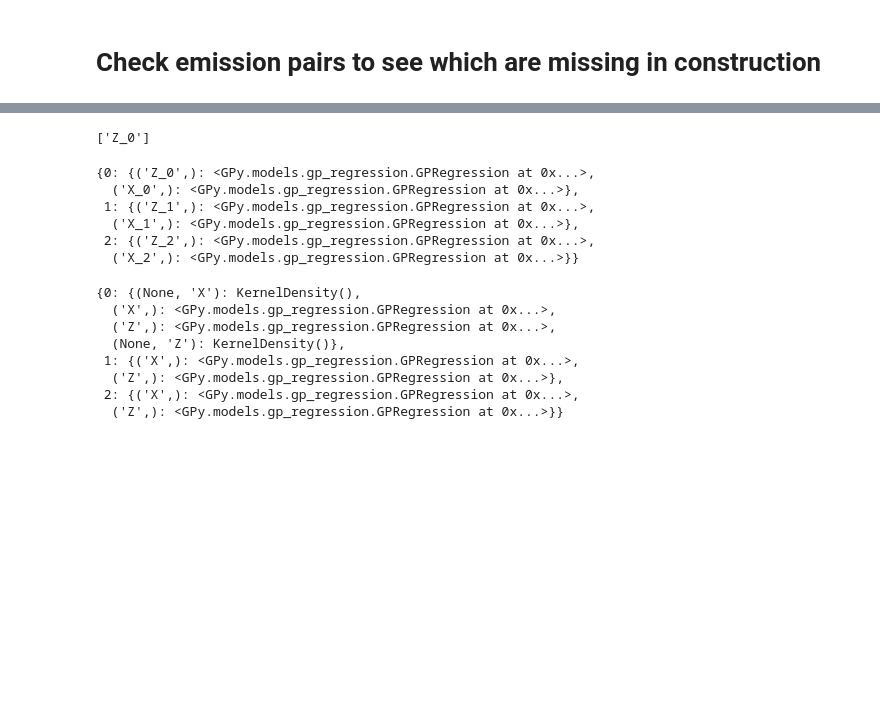
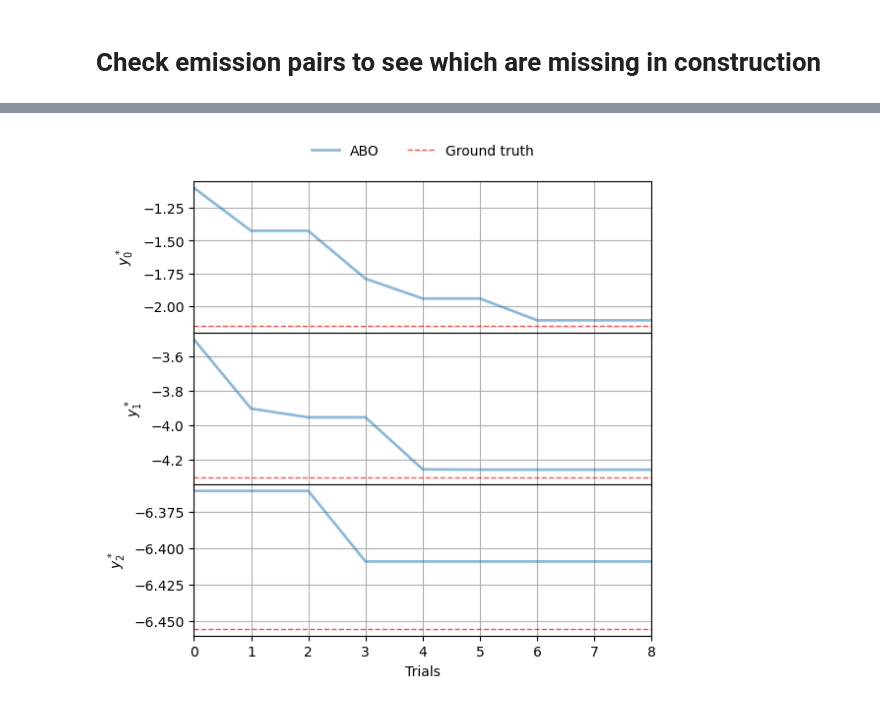
Before and after one commit to neildhir/DCBO, a Jupyter notebook: notebooks/A_mat.ipynb, the cells around one changed output, grey strips where cells are left out. Drawn from its saved outputs; the diff is of its cells as text; code cells hidden in the pictures; blank space fills up the shorter version.

```diff
--- a/notebooks/A_mat.ipynb
+++ b/notebooks/A_mat.ipynb
@@ -89,0 +134,3 @@ bo = BO(**BO_input_params)
+# %%
+abo = ABO(**BO_input_params)
+abo.run()
@@ -90 +165,5 @@ bo = BO(**BO_input_params)
+# %%
+plot_outcome(3,10,outcomes=[abo.optimal_outcome_values_during_trials],labels=['ABO'],true_objective_values=true_objective_values)
+# %% [output]
+[figure, added]
 # %%
@@ -92,13 +171,0 @@ from src.utils.dag_utils.graph_functions import get_summary_graph_node_parents
-# %%
-[v for v in G.predecessors("Z_1")]
-# %% [output]
-['Z_0']
-# %%
-bo.sem_emit_fncs
-# %% [output]
-{0: {('Z_0',): <GPy.models.gp_regression.GPRegression at 0x...>,
-  ('X_0',): <GPy.models.gp_regression.GPRegression at 0x...>},
- 1: {('Z_1',): <GPy.models.gp_regression.GPRegression at 0x...>,
-  ('X_1',): <GPy.models.gp_regression.GPRegression at 0x...>},
- 2: {('Z_2',): <GPy.models.gp_regression.GPRegression at 0x...>,
-  ('X_2',): <GPy.models.gp_regression.GPRegression at 0x...>}}
@@ -107,11 +171,0 @@ f = fit_sem_emit_fncs_v2(dag, D_Obs)
-# %%
-f
-# %% [output]
-{0: {(None, 'X'): KernelDensity(),
-  ('X',): <GPy.models.gp_regression.GPRegression at 0x...>,
-  ('Z',): <GPy.models.gp_regression.GPRegression at 0x...>,
-  (None, 'Z'): KernelDensity()},
- 1: {('X',): <GPy.models.gp_regression.GPRegression at 0x...>,
-  ('Z',): <GPy.models.gp_regression.GPRegression at 0x...>},
- 2: {('X',): <GPy.models.gp_regression.GPRegression at 0x...>,
-  ('Z',): <GPy.models.gp_regression.GPRegression at 0x...>}}
```
Also changed, not shown: parts of 21 cells of this notebook, 10 other files.
